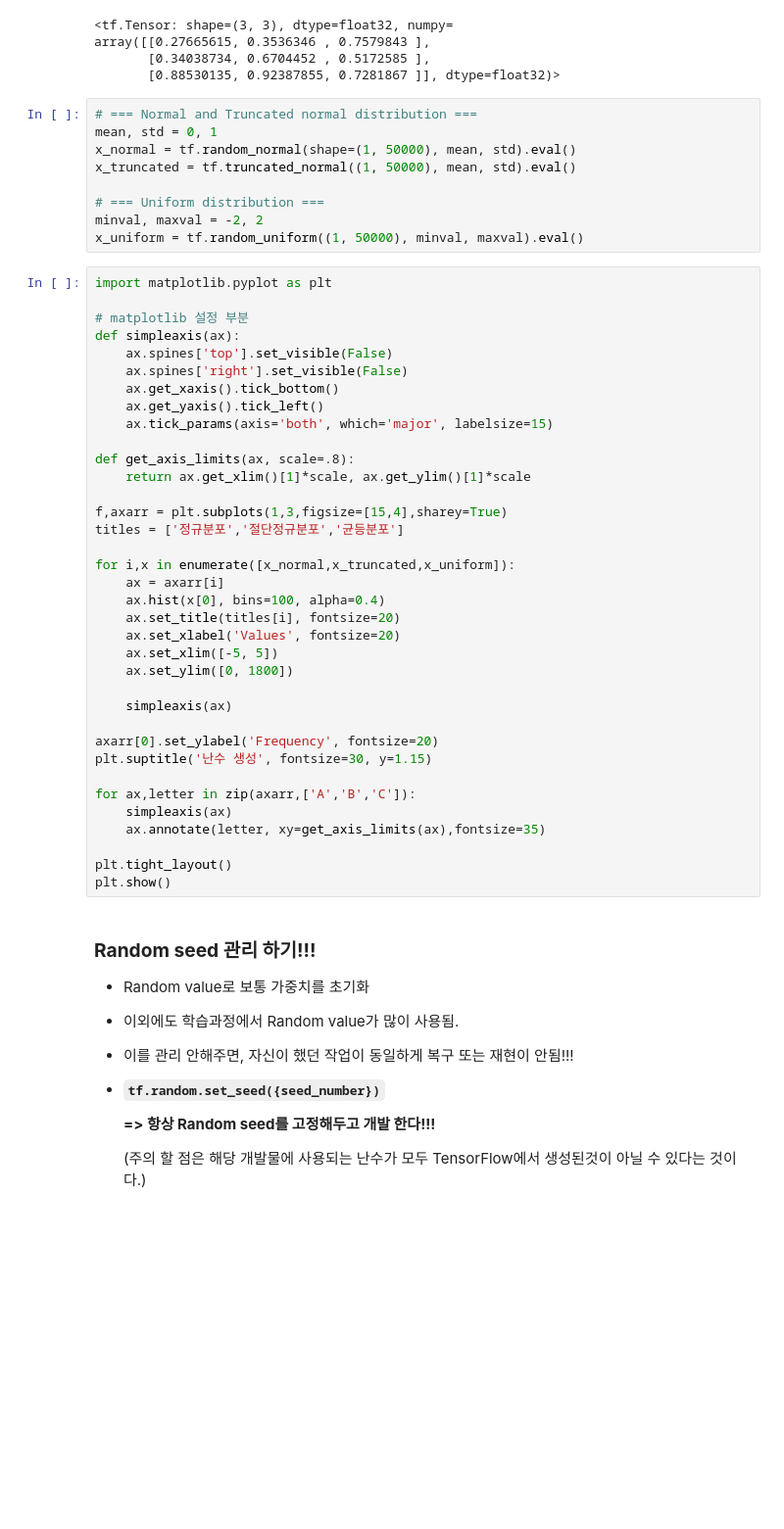
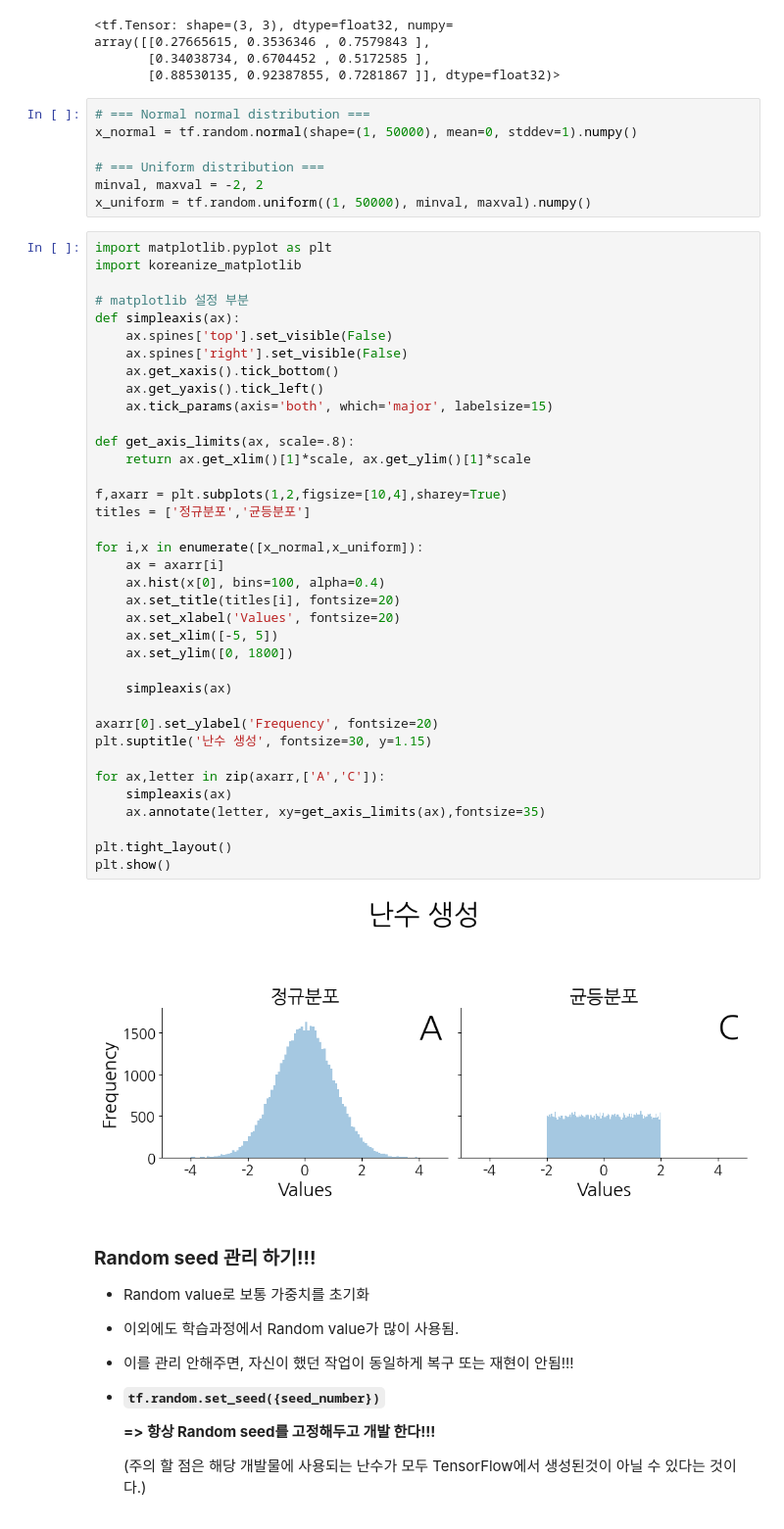
Before and after one commit to ElaYJ/Study_Deep_Learning, a Jupyter notebook: Framework/1_TensorFlow/01_Constants.ipynb, the cells around one changed output. Shown at 98% size. Saved outputs shown, nothing was run; the diff lists cells and outputs as text; blank space fills up the shorter version.

```diff
--- a/Framework/1_TensorFlow/01_Constants.ipynb
+++ b/Framework/1_TensorFlow/01_Constants.ipynb
@@ -283,50 +283,51 @@ array([[0.27665615, 0.3536346 , 0.7579843 ],
        [0.34038734, 0.6704452 , 0.5172585 ],
        [0.88530135, 0.92387855, 0.7281867 ]], dtype=float32)>
 # %%
-# === Normal and Truncated normal distribution ===
-mean, std = 0, 1
-x_normal = tf.random_normal(shape=(1, 50000), mean, std).eval()
-x_truncated = tf.truncated_normal((1, 50000), mean, std).eval()
+# === Normal normal distribution ===
+x_normal = tf.random.normal(shape=(1, 50000), mean=0, stddev=1).numpy()
 
 # === Uniform distribution ===
 minval, maxval = -2, 2
-x_uniform = tf.random_uniform((1, 50000), minval, maxval).eval()
+x_uniform = tf.random.uniform((1, 50000), minval, maxval).numpy()
 # %%
 import matplotlib.pyplot as plt
+import koreanize_matplotlib
 
 # matplotlib 설정 부분
 def simpleaxis(ax):
     ax.spines['top'].set_visible(False)
     ax.spines['right'].set_visible(False)
     ax.get_xaxis().tick_bottom()
     ax.get_yaxis().tick_left()
     ax.tick_params(axis='both', which='major', labelsize=15)
 
 def get_axis_limits(ax, scale=.8):
     return ax.get_xlim()[1]*scale, ax.get_ylim()[1]*scale
 
-f,axarr = plt.subplots(1,3,figsize=[15,4],sharey=True)
-titles = ['정규분포','절단정규분포','균등분포']
+f,axarr = plt.subplots(1,2,figsize=[10,4],sharey=True)
+titles = ['정규분포','균등분포']
 
-for i,x in enumerate([x_normal,x_truncated,x_uniform]):
+for i,x in enumerate([x_normal,x_uniform]):
     ax = axarr[i]
     ax.hist(x[0], bins=100, alpha=0.4)
     ax.set_title(titles[i], fontsize=20)
     ax.set_xlabel('Values', fontsize=20)
     ax.set_xlim([-5, 5])
     ax.set_ylim([0, 1800])
 
     simpleaxis(ax)
 
 axarr[0].set_ylabel('Frequency', fontsize=20)
 plt.suptitle('난수 생성', fontsize=30, y=1.15)
 
-for ax,letter in zip(axarr,['A','B','C']):
+for ax,letter in zip(axarr,['A','C']):
     simpleaxis(ax)
     ax.annotate(letter, xy=get_axis_limits(ax),fontsize=35)
 
 plt.tight_layout()
 plt.show()
+# %% [output]
+[figure, added]
 # %% [markdown]
 ### **Random seed 관리 하기!!!**
 
```
Also changed, not shown: parts of 1 cell of this notebook, 9 other files.
